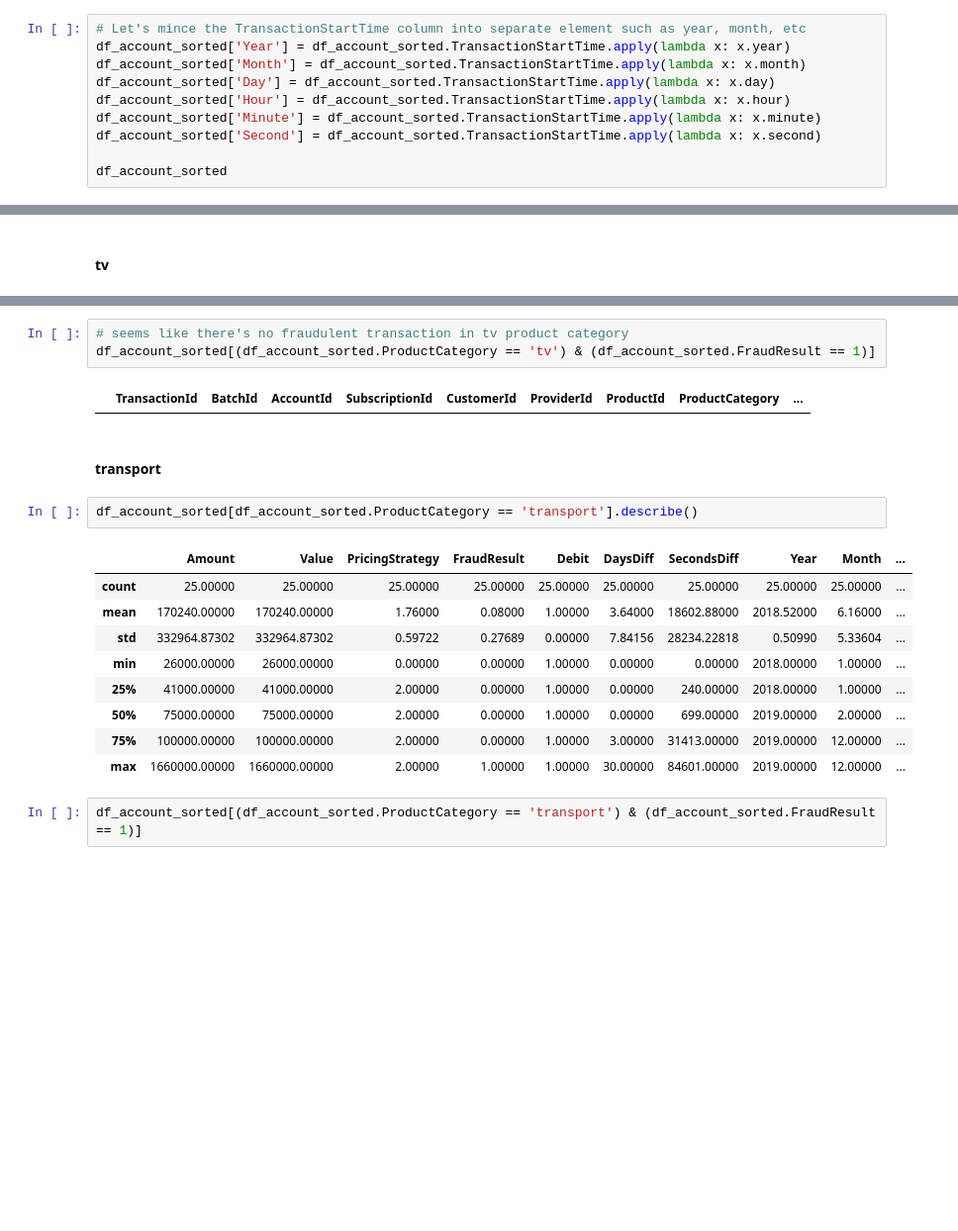
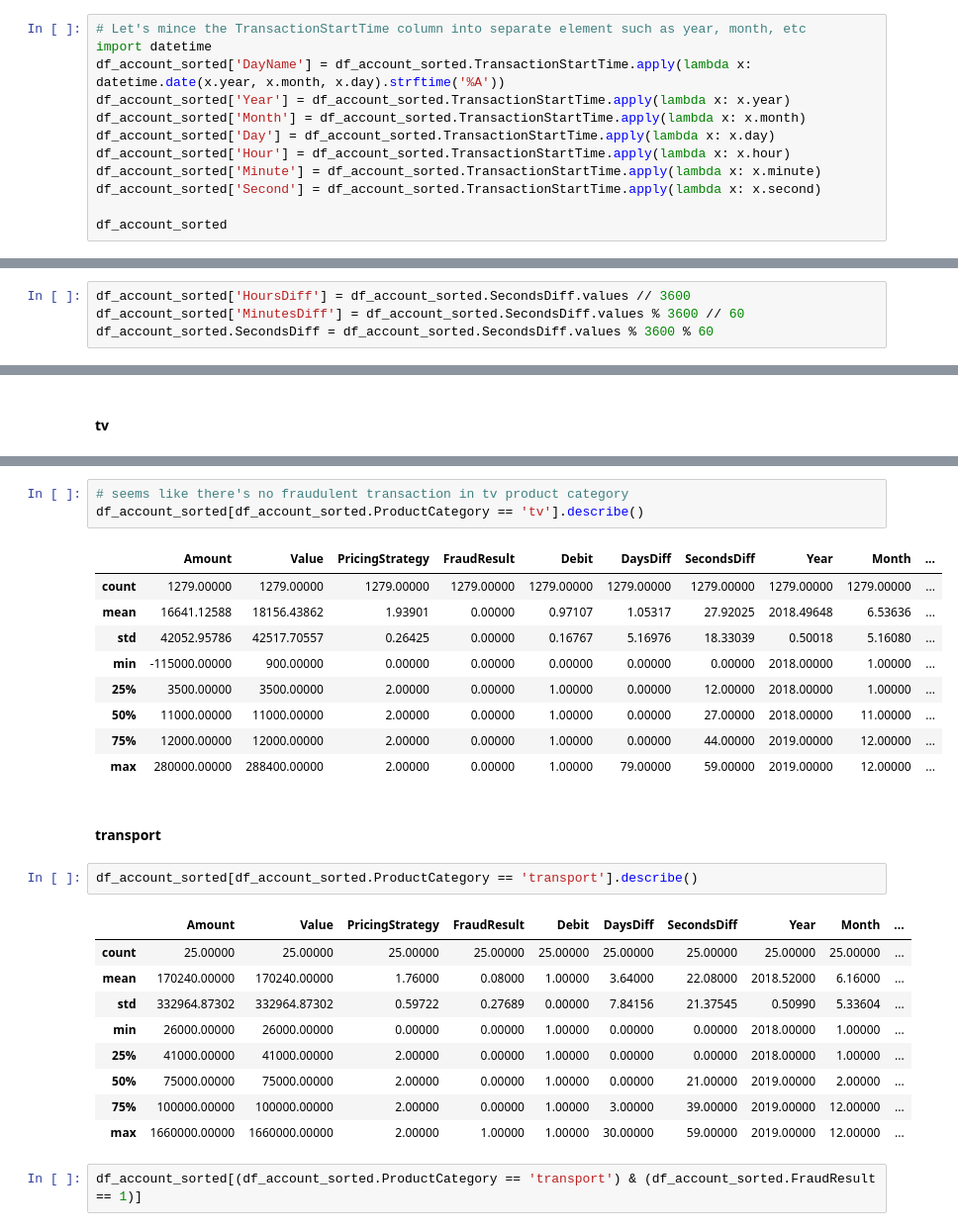
Before and after one commit to vicqybayu/Zindi-Xente-Fraud-Detection, a Jupyter notebook: Xente_Fraud_Detection_Project.ipynb, the cells around one changed output, grey strips where cells are left out. Shown at 99% size. Cells and saved outputs as stored; diff of their text form; blank space fills up the shorter version.

```diff
--- a/Xente_Fraud_Detection_Project.ipynb
+++ b/Xente_Fraud_Detection_Project.ipynb
@@ -254,6 +254,8 @@ df_account_sorted
 95662 rows × 17 columns
 # %%
 # Let's mince the TransactionStartTime column into separate element such as year, month, etc
+import datetime
+df_account_sorted['DayName'] = df_account_sorted.TransactionStartTime.apply(lambda x: datetime.date(x.year, x.month, x.day).strftime('%A'))
 df_account_sorted['Year'] = df_account_sorted.TransactionStartTime.apply(lambda x: x.year)
 df_account_sorted['Month'] = df_account_sorted.TransactionStartTime.apply(lambda x: x.month)
 df_account_sorted['Day'] = df_account_sorted.TransactionStartTime.apply(lambda x: x.day)
@@ -363,3 +344,7 @@ df_account_sorted[df_account_sorted.AccountId == 'AccountId_953'].groupby('Produ
+# %%
+df_account_sorted['HoursDiff'] = df_account_sorted.SecondsDiff.values // 3600
+df_account_sorted['MinutesDiff'] = df_account_sorted.SecondsDiff.values % 3600 // 60
+df_account_sorted.SecondsDiff = df_account_sorted.SecondsDiff.values % 3600 % 60
 # %%
 df_account_sorted.groupby('ProductCategory').median()
 # %% [output]
@@ -559,8 +504,16 @@ df_account_sorted[df_account_sorted.ProductCategory == 'tv'].describe()
 # %%
 # seems like there's no fraudulent transaction in tv product category
-df_account_sorted[(df_account_sorted.ProductCategory == 'tv') & (df_account_sorted.FraudResult == 1)]
+df_account_sorted[df_account_sorted.ProductCategory == 'tv'].describe()
 # %% [output]
-|  | TransactionId | BatchId | AccountId | SubscriptionId | CustomerId | ProviderId | ProductId | ProductCategory | ... |
+|  | Amount | Value | PricingStrategy | FraudResult | Debit | DaysDiff | SecondsDiff | Year | Month | ... |
+| count | 1279.00000 | 1279.00000 | 1279.00000 | 1279.00000 | 1279.00000 | 1279.00000 | 1279.00000 | 1279.00000 | 1279.00000 | ... |
+| mean | 16641.12588 | 18156.43862 | 1.93901 | 0.00000 | 0.97107 | 1.05317 | 27.92025 | 2018.49648 | 6.53636 | ... |
+| std | 42052.95786 | 42517.70557 | 0.26425 | 0.00000 | 0.16767 | 5.16976 | 18.33039 | 0.50018 | 5.16080 | ... |
+| min | -115000.00000 | 900.00000 | 0.00000 | 0.00000 | 0.00000 | 0.00000 | 0.00000 | 2018.00000 | 1.00000 | ... |
+| 25% | 3500.00000 | 3500.00000 | 2.00000 | 0.00000 | 1.00000 | 0.00000 | 12.00000 | 2018.00000 | 1.00000 | ... |
+| 50% | 11000.00000 | 11000.00000 | 2.00000 | 0.00000 | 1.00000 | 0.00000 | 27.00000 | 2018.00000 | 11.00000 | ... |
+| 75% | 12000.00000 | 12000.00000 | 2.00000 | 0.00000 | 1.00000 | 0.00000 | 44.00000 | 2019.00000 | 12.00000 | ... |
+| max | 280000.00000 | 288400.00000 | 2.00000 | 0.00000 | 1.00000 | 79.00000 | 59.00000 | 2019.00000 | 12.00000 | ... |
 # %% [markdown]
 #### transport
 # %%
@@ -568,13 +521,13 @@ df_account_sorted[df_account_sorted.ProductCategory == 'transport'].describe()
 # %% [output]
 |  | Amount | Value | PricingStrategy | FraudResult | Debit | DaysDiff | SecondsDiff | Year | Month | ... |
 | count | 25.00000 | 25.00000 | 25.00000 | 25.00000 | 25.00000 | 25.00000 | 25.00000 | 25.00000 | 25.00000 | ... |
-| mean | 170240.00000 | 170240.00000 | 1.76000 | 0.08000 | 1.00000 | 3.64000 | 18602.88000 | 2018.52000 | 6.16000 | ... |
-| std | 332964.87302 | 332964.87302 | 0.59722 | 0.27689 | 0.00000 | 7.84156 | 28234.22818 | 0.50990 | 5.33604 | ... |
+| mean | 170240.00000 | 170240.00000 | 1.76000 | 0.08000 | 1.00000 | 3.64000 | 22.08000 | 2018.52000 | 6.16000 | ... |
+| std | 332964.87302 | 332964.87302 | 0.59722 | 0.27689 | 0.00000 | 7.84156 | 21.37545 | 0.50990 | 5.33604 | ... |
 | min | 26000.00000 | 26000.00000 | 0.00000 | 0.00000 | 1.00000 | 0.00000 | 0.00000 | 2018.00000 | 1.00000 | ... |
-| 25% | 41000.00000 | 41000.00000 | 2.00000 | 0.00000 | 1.00000 | 0.00000 | 240.00000 | 2018.00000 | 1.00000 | ... |
-| 50% | 75000.00000 | 75000.00000 | 2.00000 | 0.00000 | 1.00000 | 0.00000 | 699.00000 | 2019.00000 | 2.00000 | ... |
-| 75% | 100000.00000 | 100000.00000 | 2.00000 | 0.00000 | 1.00000 | 3.00000 | 31413.00000 | 2019.00000 | 12.00000 | ... |
-| max | 1660000.00000 | 1660000.00000 | 2.00000 | 1.00000 | 1.00000 | 30.00000 | 84601.00000 | 2019.00000 | 12.00000 | ... |
+| 25% | 41000.00000 | 41000.00000 | 2.00000 | 0.00000 | 1.00000 | 0.00000 | 0.00000 | 2018.00000 | 1.00000 | ... |
+| 50% | 75000.00000 | 75000.00000 | 2.00000 | 0.00000 | 1.00000 | 0.00000 | 21.00000 | 2019.00000 | 2.00000 | ... |
+| 75% | 100000.00000 | 100000.00000 | 2.00000 | 0.00000 | 1.00000 | 3.00000 | 39.00000 | 2019.00000 | 12.00000 | ... |
+| max | 1660000.00000 | 1660000.00000 | 2.00000 | 1.00000 | 1.00000 | 30.00000 | 59.00000 | 2019.00000 | 12.00000 | ... |
 # %%
 df_account_sorted[(df_account_sorted.ProductCategory == 'transport') & (df_account_sorted.FraudResult == 1)]
 # %% [output]
```
Also changed, not shown: parts of 65 cells of this notebook.
